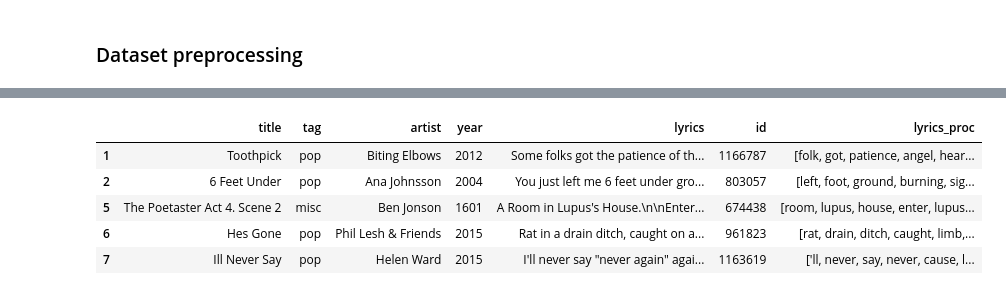
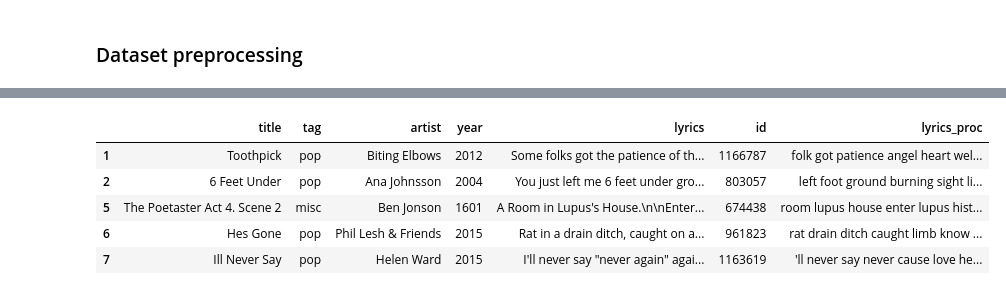
Before and after one commit to Alessandrus00/Lyrics-based-song-recommender, a Jupyter notebook: dataset_preprocessing.ipynb, the cells around one changed output, grey strips where cells are left out. Cells and saved outputs as stored; diff of their text form; code cells hidden in the pictures.

```diff
--- a/dataset_preprocessing.ipynb
+++ b/dataset_preprocessing.ipynb
@@ -42,9 +43,13 @@ from nltk.tokenize import word_tokenize
 from nltk.corpus import stopwords
 from nltk.stem import WordNetLemmatizer
 from nltk.corpus import wordnet
-nltk.download('punkt')
-nltk.download('stopwords')
-nltk.download('wordnet')
+nltk.download('punkt',quiet=True)
+nltk.download('stopwords',quiet=True)
+nltk.download('wordnet',quiet=True)
+
+stop_words = stopwords.words('english')
+new_stop_words = ['ooh','yeah','hey','whoa','woah', 'ohh', 'was', 'mmm', 'oooh','yah','yeh','mmm', 'hmm','deh','doh','jah','wa']
+stop_words.extend(new_stop_words)
 
 
 def preprocess_text(text):
@@ -63,9 +68,6 @@ def preprocess_text(text):
     # tokenize
     tokens = word_tokenize(text)
     # remove stop words
-    stop_words = stopwords.words('english')
-    new_stop_words = ['ooh','yeah','hey','whoa','woah', 'ohh', 'was', 'mmm', 'oooh','yah','yeh','mmm', 'hmm','deh','doh','jah','wa']
-    stop_words.extend(new_stop_words)
     filtered_tokens = [word for word in tokens if word not in stop_words]
     # lemmatize
     lemmatizer = WordNetLemmatizer()
@@ -73,7 +75,7 @@ def preprocess_text(text):
     #remove tokens with lenght < 3
     final_tokens = [token for token in lemmatized_tokens if len(token) > 2 and not token.isnumeric()]
 
-    return final_tokens
+    return ' '.join(final_tokens)
 
 cleaned_text = df["lyrics"].apply(preprocess_text)
 df["lyrics_proc"] = cleaned_text
@@ -91,6 +84,6 @@ df.head()
 |  | title | tag | artist | year | lyrics | id | lyrics_proc |
-| 1 | Toothpick | pop | Biting Elbows | 2012 | Some folks got the patience of th... | 1166787 | [folk, got, patience, angel, hear... |
-| 2 | 6 Feet Under | pop | Ana Johnsson | 2004 | You just left me 6 feet under gro... | 803057 | [left, foot, ground, burning, sig... |
-| 5 | The Poetaster Act 4. Scene 2 | misc | Ben Jonson | 1601 | A Room in Lupus's House.\n\nEnter... | 674438 | [room, lupus, house, enter, lupus... |
-| 6 | Hes Gone | pop | Phil Lesh & Friends | 2015 | Rat in a drain ditch, caught on a... | 961823 | [rat, drain, ditch, caught, limb,... |
-| 7 | Ill Never Say | pop | Helen Ward | 2015 | I'll never say "never again" agai... | 1163619 | ['ll, never, say, never, cause, l... |
+| 1 | Toothpick | pop | Biting Elbows | 2012 | Some folks got the patience of th... | 1166787 | folk got patience angel heart wel... |
+| 2 | 6 Feet Under | pop | Ana Johnsson | 2004 | You just left me 6 feet under gro... | 803057 | left foot ground burning sight li... |
+| 5 | The Poetaster Act 4. Scene 2 | misc | Ben Jonson | 1601 | A Room in Lupus's House.\n\nEnter... | 674438 | room lupus house enter lupus hist... |
+| 6 | Hes Gone | pop | Phil Lesh & Friends | 2015 | Rat in a drain ditch, caught on a... | 961823 | rat drain ditch caught limb know ... |
+| 7 | Ill Never Say | pop | Helen Ward | 2015 | I'll never say "never again" agai... | 1163619 | 'll never say never cause love he... |
```
Also changed, not shown: parts of 18 cells of this notebook, 6 other files.
